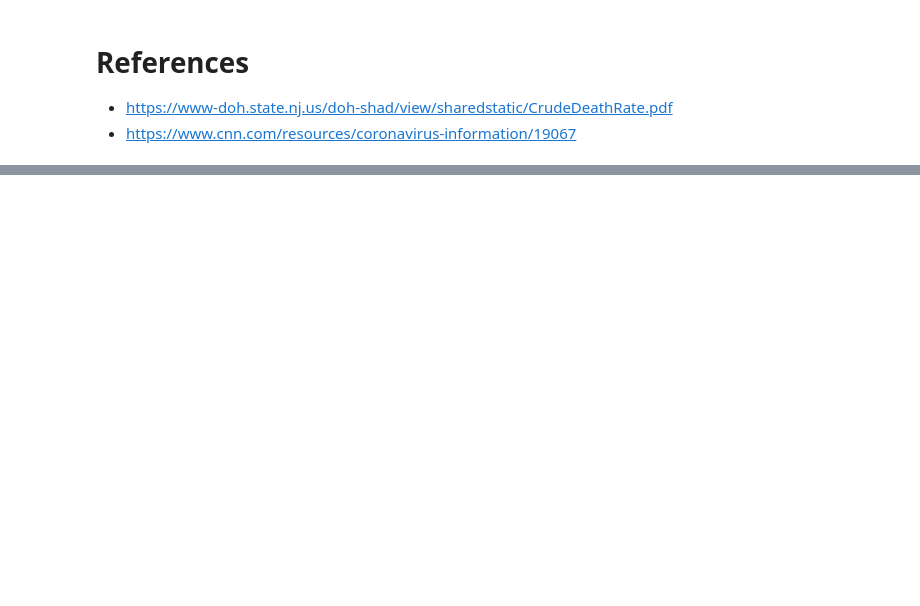
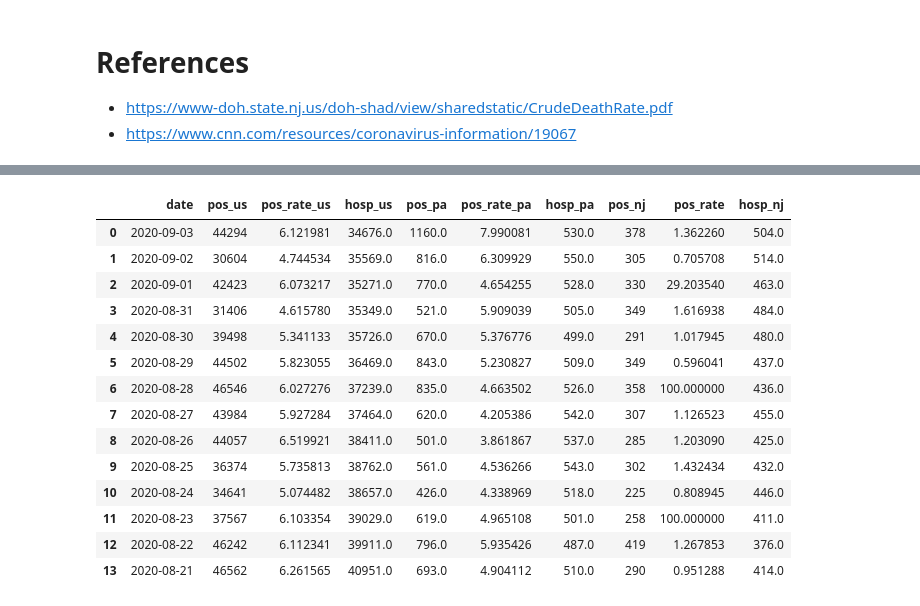
Before and after one commit to mattjcamp/covid_dashboard, a Jupyter notebook: covid_dashboard.ipynb, the cells around one changed output, grey strips where cells are left out. Drawn from its saved outputs; the diff is of its cells as text; code cells hidden in the pictures; blank space fills up the shorter version.

```diff
--- a/covid_dashboard.ipynb
+++ b/covid_dashboard.ipynb
@@ -210,0 +211,18 @@ us
+# %%
+summary.head(14)
+# %% [output]
+|  | date | pos_us | pos_rate_us | hosp_us | pos_pa | pos_rate_pa | hosp_pa | pos_nj | pos_rate | hosp_nj |
+| 0 | 2020-09-03 | 44294 | 6.121981 | 34676.0 | 1160.0 | 7.990081 | 530.0 | 378 | 1.362260 | 504.0 |
+| 1 | 2020-09-02 | 30604 | 4.744534 | 35569.0 | 816.0 | 6.309929 | 550.0 | 305 | 0.705708 | 514.0 |
+| 2 | 2020-09-01 | 42423 | 6.073217 | 35271.0 | 770.0 | 4.654255 | 528.0 | 330 | 29.203540 | 463.0 |
+| 3 | 2020-08-31 | 31406 | 4.615780 | 35349.0 | 521.0 | 5.909039 | 505.0 | 349 | 1.616938 | 484.0 |
+| 4 | 2020-08-30 | 39498 | 5.341133 | 35726.0 | 670.0 | 5.376776 | 499.0 | 291 | 1.017945 | 480.0 |
+| 5 | 2020-08-29 | 44502 | 5.823055 | 36469.0 | 843.0 | 5.230827 | 509.0 | 349 | 0.596041 | 437.0 |
+| 6 | 2020-08-28 | 46546 | 6.027276 | 37239.0 | 835.0 | 4.663502 | 526.0 | 358 | 100.000000 | 436.0 |
+| 7 | 2020-08-27 | 43984 | 5.927284 | 37464.0 | 620.0 | 4.205386 | 542.0 | 307 | 1.126523 | 455.0 |
+| 8 | 2020-08-26 | 44057 | 6.519921 | 38411.0 | 501.0 | 3.861867 | 537.0 | 285 | 1.203090 | 425.0 |
+| 9 | 2020-08-25 | 36374 | 5.735813 | 38762.0 | 561.0 | 4.536266 | 543.0 | 302 | 1.432434 | 432.0 |
+| 10 | 2020-08-24 | 34641 | 5.074482 | 38657.0 | 426.0 | 4.338969 | 518.0 | 225 | 0.808945 | 446.0 |
+| 11 | 2020-08-23 | 37567 | 6.103354 | 39029.0 | 619.0 | 4.965108 | 501.0 | 258 | 100.000000 | 411.0 |
+| 12 | 2020-08-22 | 46242 | 6.112341 | 39911.0 | 796.0 | 5.935426 | 487.0 | 419 | 1.267853 | 376.0 |
+| 13 | 2020-08-21 | 46562 | 6.261565 | 40951.0 | 693.0 | 4.904112 | 510.0 | 290 | 0.951288 | 414.0 |
```
Also changed, not shown: parts of 4 cells of this notebook.
